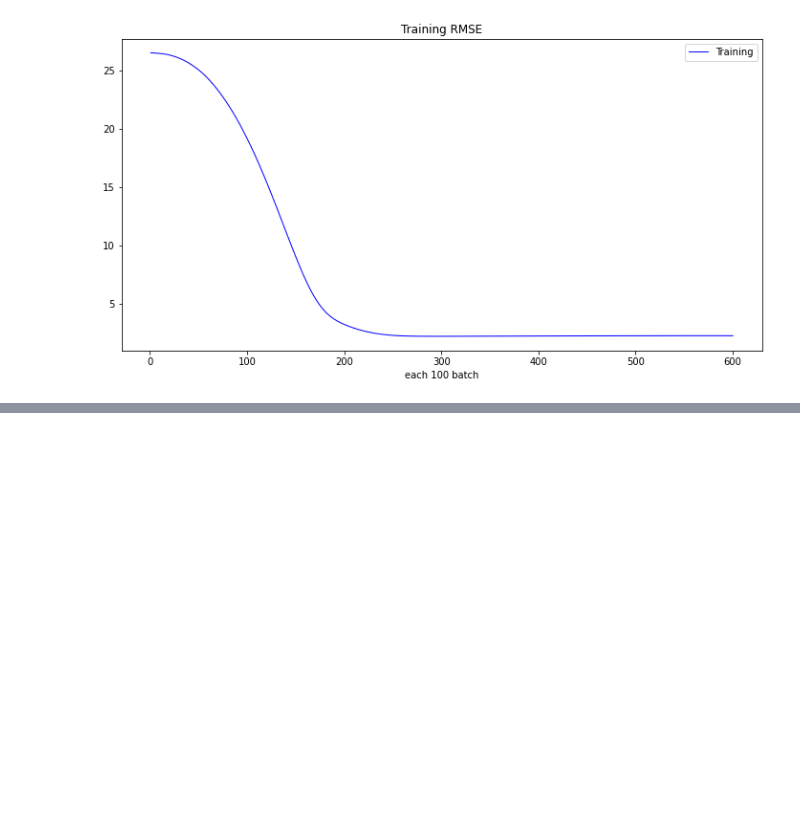
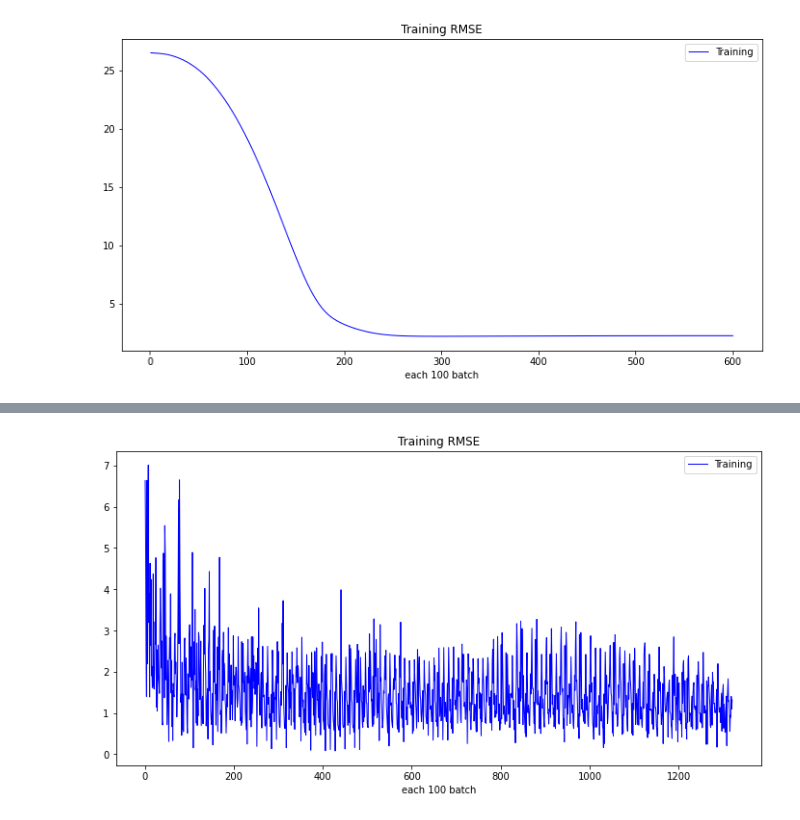
Before and after one commit to rongzunzzz/112-1-SLDL-Final-EggPricePrediction, a Jupyter notebook: CNN/CNN_2.ipynb, the cells around one changed output, grey strips where cells are left out. Cells and saved outputs as stored; diff of their text form; code cells hidden in the pictures; blank space fills up the shorter version.

```diff
--- a/CNN/CNN_2.ipynb
+++ b/CNN/CNN_2.ipynb
@@ -1042,0 +1109,7 @@ trainingRMSE(train_RMSE)
+# %%
+train_RMSE = []
+for i in train_rmse_list:
+  train_RMSE.append(float(i))
+trainingRMSE(train_RMSE)
+# %% [output]
+[figure, added]
```
Also changed, not shown: parts of 33 cells of this notebook.
